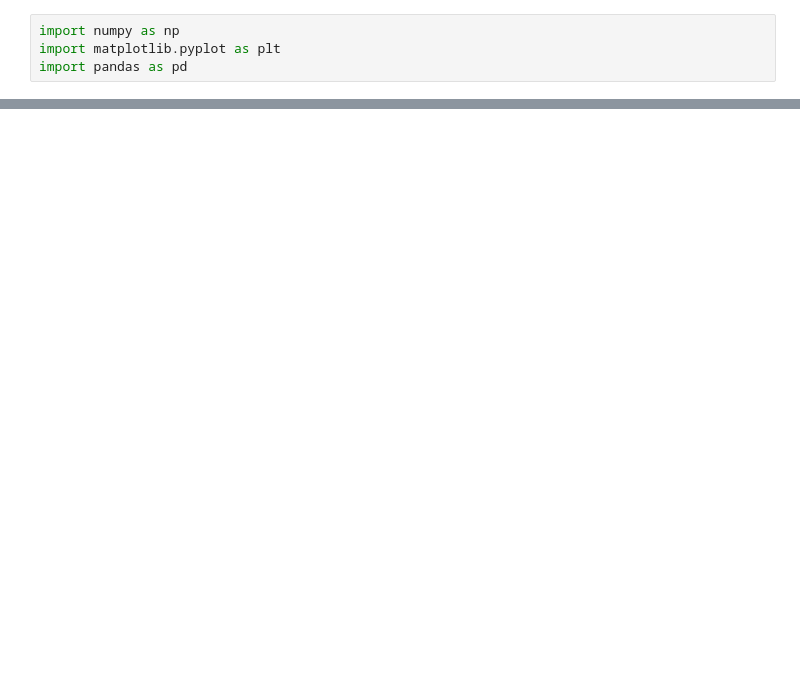
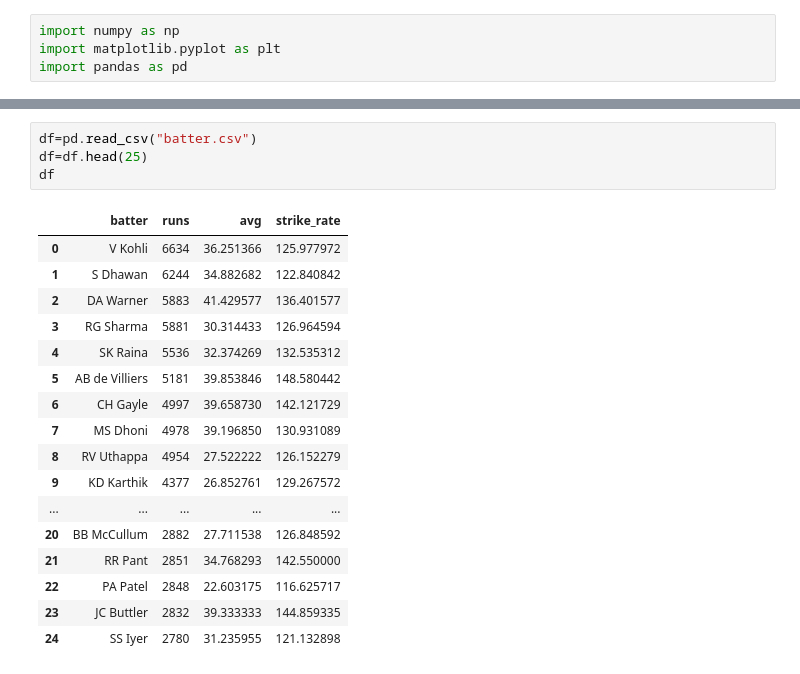
Before and after one commit to Rudra18GTHB/Codes, a Jupyter notebook: Visualization/Exp7.ipynb, the cells around one changed output, grey strips where cells are left out. Saved outputs shown, nothing was run; the diff lists cells and outputs as text; blank space fills up the shorter version.

```diff
--- a/Visualization/Exp7.ipynb
+++ b/Visualization/Exp7.ipynb
@@ -10,0 +14,22 @@ plt.show()
+# %%
+df=pd.read_csv("batter.csv")
+df=df.head(25)
+df
+# %% [output]
+|  | batter | runs | avg | strike_rate |
+| 0 | V Kohli | 6634 | 36.251366 | 125.977972 |
+| 1 | S Dhawan | 6244 | 34.882682 | 122.840842 |
+| 2 | DA Warner | 5883 | 41.429577 | 136.401577 |
+| 3 | RG Sharma | 5881 | 30.314433 | 126.964594 |
+| 4 | SK Raina | 5536 | 32.374269 | 132.535312 |
+| 5 | AB de Villiers | 5181 | 39.853846 | 148.580442 |
+| 6 | CH Gayle | 4997 | 39.658730 | 142.121729 |
+| 7 | MS Dhoni | 4978 | 39.196850 | 130.931089 |
+| 8 | RV Uthappa | 4954 | 27.522222 | 126.152279 |
+| 9 | KD Karthik | 4377 | 26.852761 | 129.267572 |
+| ... | ... | ... | ... | ... |
+| 20 | BB McCullum | 2882 | 27.711538 | 126.848592 |
+| 21 | RR Pant | 2851 | 34.768293 | 142.550000 |
+| 22 | PA Patel | 2848 | 22.603175 | 116.625717 |
+| 23 | JC Buttler | 2832 | 39.333333 | 144.859335 |
+| 24 | SS Iyer | 2780 | 31.235955 | 121.132898 |
```
Also changed, not shown: parts of 3 cells of this notebook.
